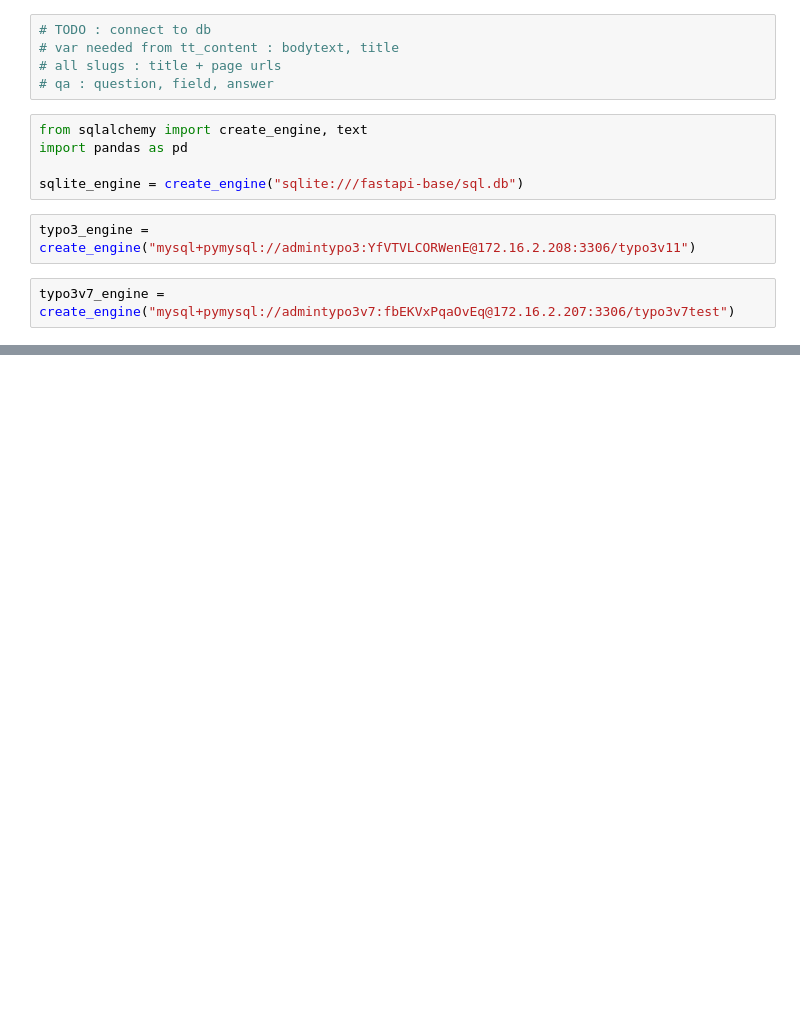
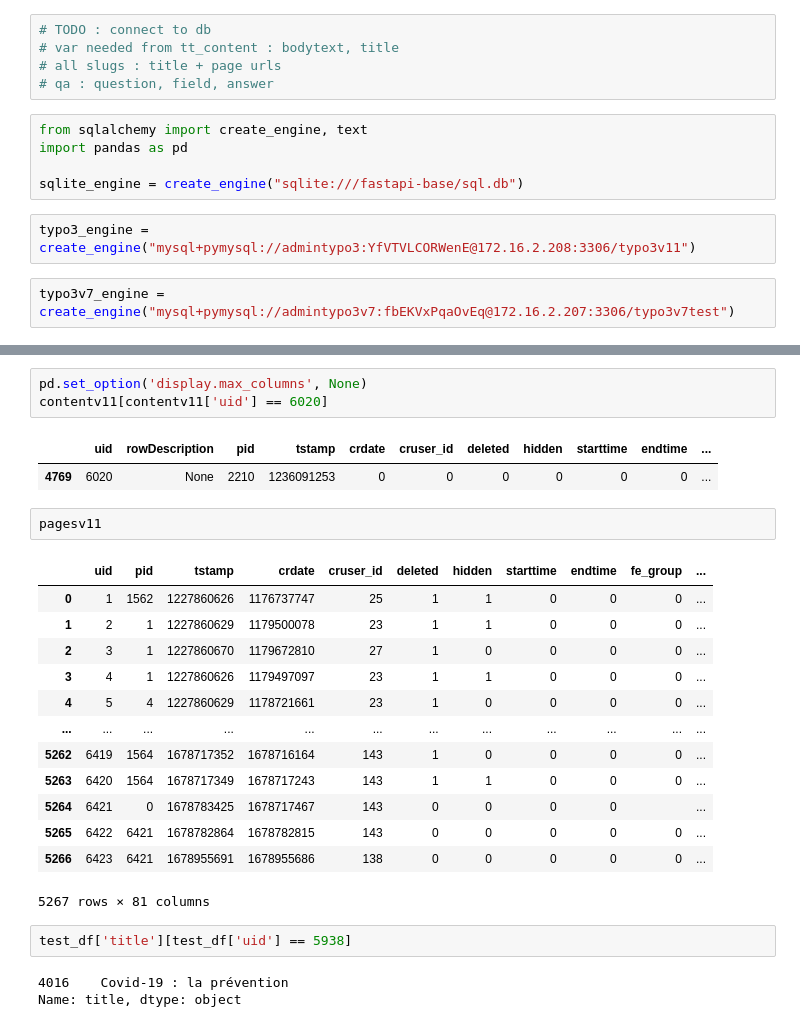
Before and after one commit to Flockyy/Chatbot_API, a Jupyter notebook: notebooks/data_processing.ipynb, the cells around one changed output, grey strips where cells are left out. Cells and saved outputs as stored; diff of their text form; blank space fills up the shorter version.

```diff
--- a/notebooks/data_processing.ipynb
+++ b/notebooks/data_processing.ipynb
@@ -128,0 +214,27 @@ tmptexts
+# %%
+pd.set_option('display.max_columns', None)
+contentv11[contentv11['uid'] == 6020]
+# %% [output]
+|  | uid | rowDescription | pid | tstamp | crdate | cruser_id | deleted | hidden | starttime | endtime | ... |
+| 4769 | 6020 | None | 2210 | 1236091253 | 0 | 0 | 0 | 0 | 0 | 0 | ... |
+# %%
+pagesv11
+# %% [output]
+|  | uid | pid | tstamp | crdate | cruser_id | deleted | hidden | starttime | endtime | fe_group | ... |
+| 0 | 1 | 1562 | 1227860626 | 1176737747 | 25 | 1 | 1 | 0 | 0 | 0 | ... |
+| 1 | 2 | 1 | 1227860629 | 1179500078 | 23 | 1 | 1 | 0 | 0 | 0 | ... |
+| 2 | 3 | 1 | 1227860670 | 1179672810 | 27 | 1 | 0 | 0 | 0 | 0 | ... |
+| 3 | 4 | 1 | 1227860626 | 1179497097 | 23 | 1 | 1 | 0 | 0 | 0 | ... |
+| 4 | 5 | 4 | 1227860629 | 1178721661 | 23 | 1 | 0 | 0 | 0 | 0 | ... |
+| ... | ... | ... | ... | ... | ... | ... | ... | ... | ... | ... | ... |
+| 5262 | 6419 | 1564 | 1678717352 | 1678716164 | 143 | 1 | 0 | 0 | 0 | 0 | ... |
+| 5263 | 6420 | 1564 | 1678717349 | 1678717243 | 143 | 1 | 1 | 0 | 0 | 0 | ... |
+| 5264 | 6421 | 0 | 1678783425 | 1678717467 | 143 | 0 | 0 | 0 | 0 |  | ... |
+| 5265 | 6422 | 6421 | 1678782864 | 1678782815 | 143 | 0 | 0 | 0 | 0 | 0 | ... |
+| 5266 | 6423 | 6421 | 1678955691 | 1678955686 | 138 | 0 | 0 | 0 | 0 | 0 | ... |
+5267 rows × 81 columns
+# %%
+test_df['title'][test_df['uid'] == 5938]
+# %% [output]
+4016    Covid-19 : la prévention
+Name: title, dtype: object
```
Also changed, not shown: parts of 25 cells of this notebook, 35 other files.
